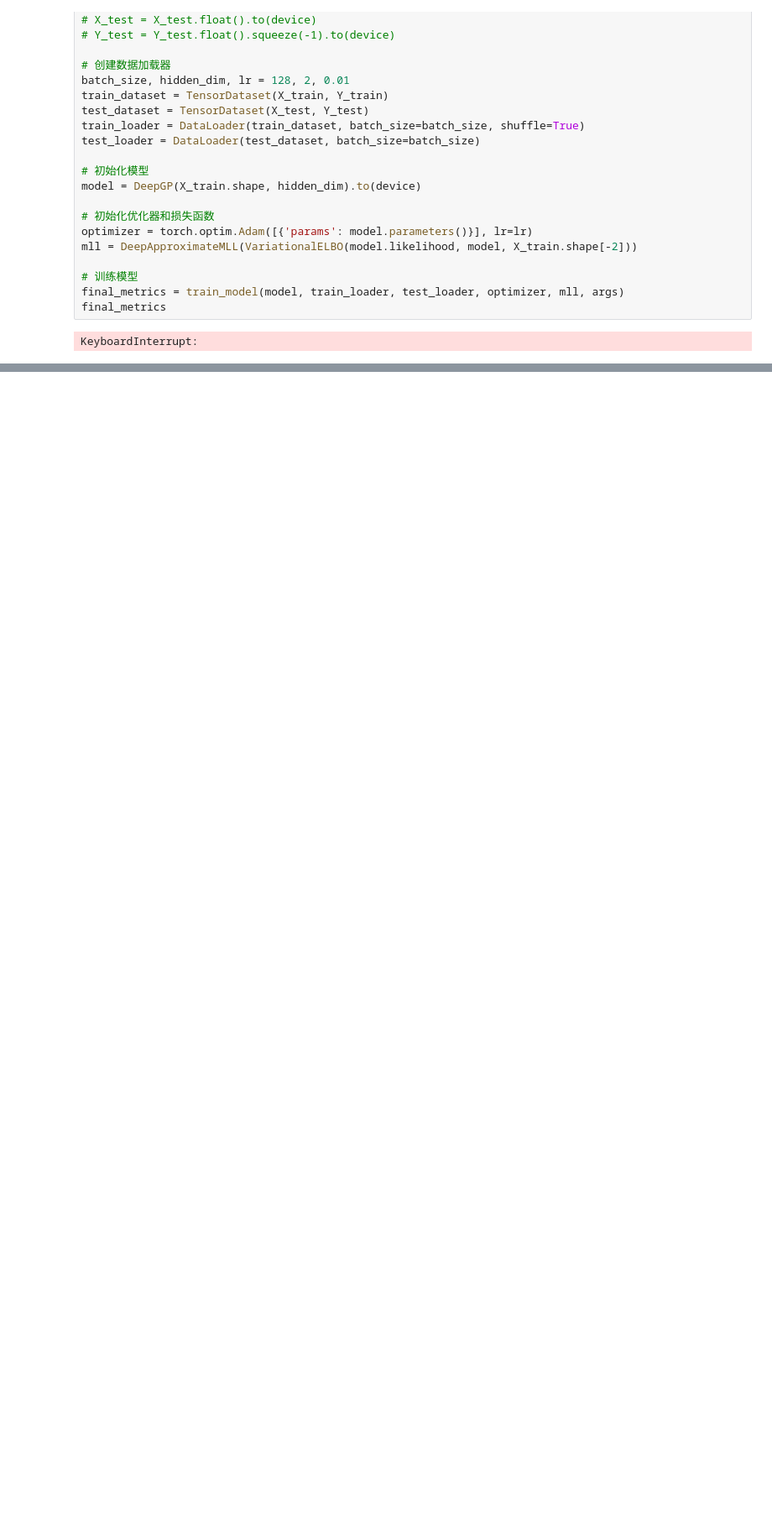
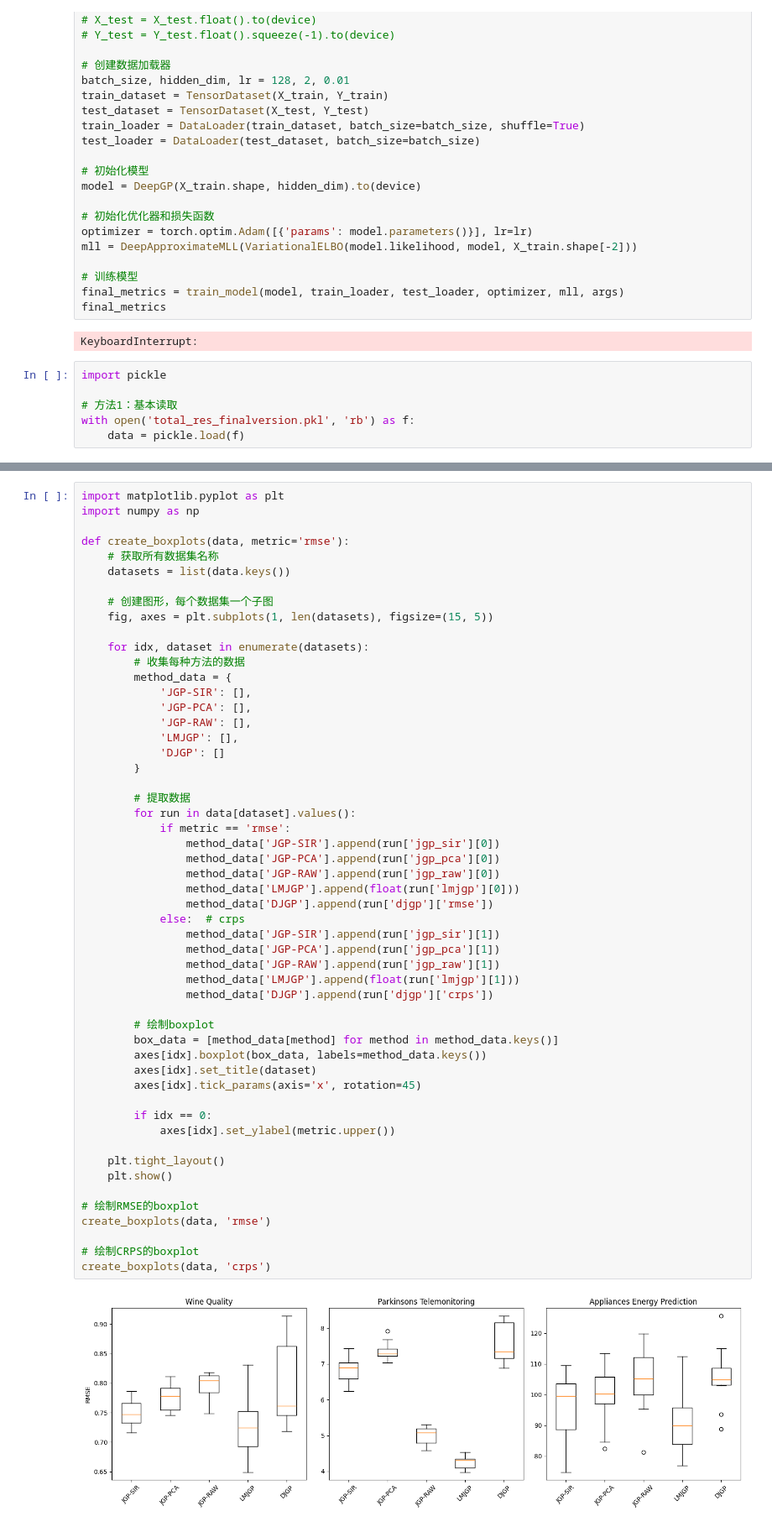
Before and after one commit to crushonyfg/DJGP, a Jupyter notebook: new_dataset_test.ipynb, the cells around one changed output, grey strips where cells are left out. Shown at 84% size. Saved outputs shown, nothing was run; the diff lists cells and outputs as text; blank space fills up the shorter version.

```diff
--- a/new_dataset_test.ipynb
+++ b/new_dataset_test.ipynb
@@ -2410,3 +2439,9 @@ final_metrics = train_model(model, train_loader, test_loader, optimizer, mll, ar
 final_metrics
 # %% [output]
 KeyboardInterrupt:
+# %%
+import pickle
+
+# 方法1：基本读取
+with open('total_res_finalversion.pkl', 'rb') as f:
+    data = pickle.load(f)
@@ -2412,0 +2468,55 @@ KeyboardInterrupt:
+# %%
+import matplotlib.pyplot as plt
+import numpy as np
+
+def create_boxplots(data, metric='rmse'):
+    # 获取所有数据集名称
+    datasets = list(data.keys())
+
+    # 创建图形，每个数据集一个子图
+    fig, axes = plt.subplots(1, len(datasets), figsize=(15, 5))
+
+    for idx, dataset in enumerate(datasets):
+        # 收集每种方法的数据
+        method_data = {
+            'JGP-SIR': [],
+            'JGP-PCA': [],
+            'JGP-RAW': [],
+            'LMJGP': [],
+            'DJGP': []
+        }
+
+        # 提取数据
+        for run in data[dataset].values():
+            if metric == 'rmse':
+                method_data['JGP-SIR'].append(run['jgp_sir'][0])
+                method_data['JGP-PCA'].append(run['jgp_pca'][0])
+                method_data['JGP-RAW'].append(run['jgp_raw'][0])
+                method_data['LMJGP'].append(float(run['lmjgp'][0]))
+                method_data['DJGP'].append(run['djgp']['rmse'])
+            else:  # crps
+                method_data['JGP-SIR'].append(run['jgp_sir'][1])
+                method_data['JGP-PCA'].append(run['jgp_pca'][1])
+                method_data['JGP-RAW'].append(run['jgp_raw'][1])
+                method_data['LMJGP'].append(float(run['lmjgp'][1]))
+                method_data['DJGP'].append(run['djgp']['crps'])
+
+        # 绘制boxplot
+        box_data = [method_data[method] for method in method_data.keys()]
+        axes[idx].boxplot(box_data, labels=method_data.keys())
+        axes[idx].set_title(dataset)
+        axes[idx].tick_params(axis='x', rotation=45)
+
+        if idx == 0:
+            axes[idx].set_ylabel(metric.upper())
+
+    plt.tight_layout()
+    plt.show()
+
+# 绘制RMSE的boxplot
+create_boxplots(data, 'rmse')
+
+# 绘制CRPS的boxplot
+create_boxplots(data, 'crps')
+# %% [output]
+[figure, added]
```
Also changed, not shown: parts of 10 cells of this notebook, 8 other files.
